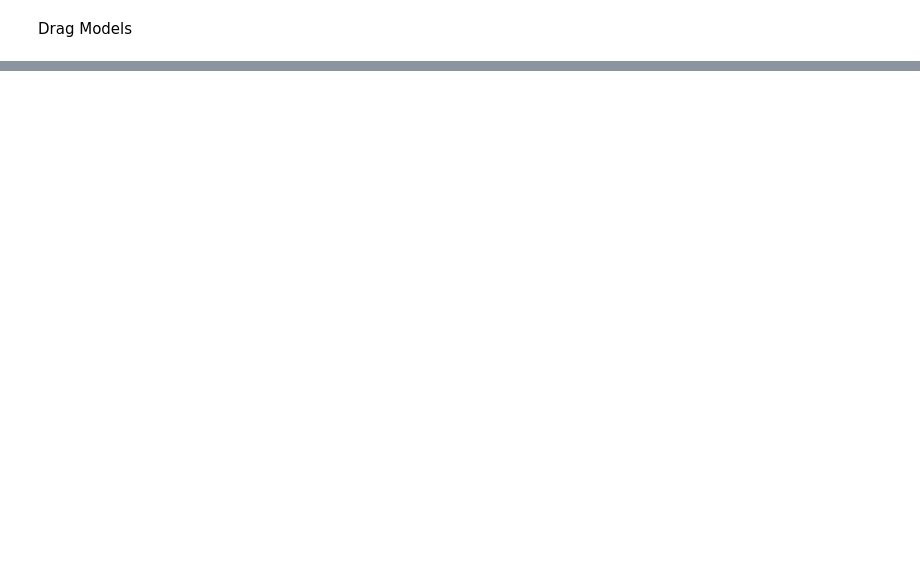
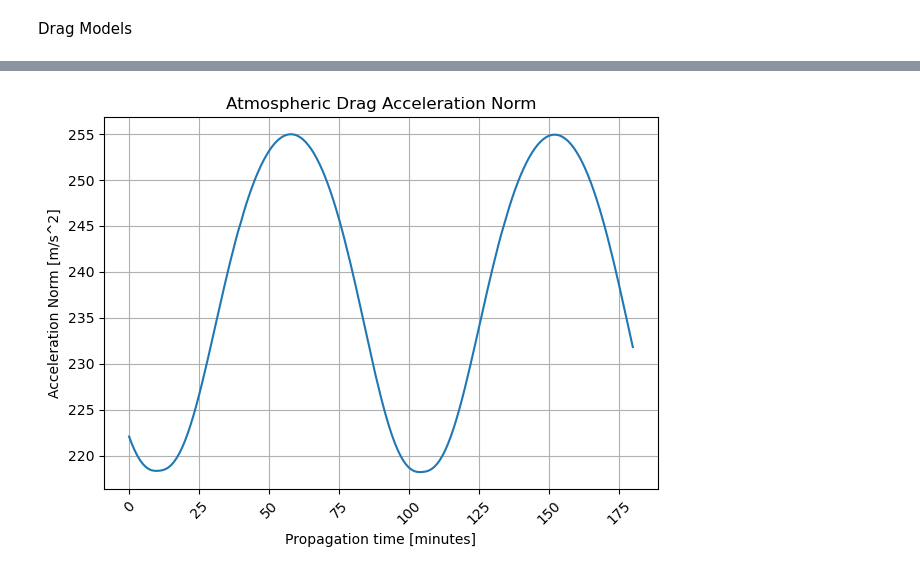
Before and after one commit to CharlesPlusC/OrekitTutorials, a Jupyter notebook: orekit_tutorials_3.ipynb, the cells around one changed output, grey strips where cells are left out. Saved outputs shown, nothing was run; the diff lists cells and outputs as text; code cells hidden in the pictures; blank space fills up the shorter version.

Commit message:
propagate with drag and get drag accelerations

```diff
--- a/orekit_tutorials_3.ipynb
+++ b/orekit_tutorials_3.ipynb
@@ -61,0 +241,34 @@ accelerations_dict['jb08drag'] = atmospheric_drag_eci_t0
+# %%
+#make a list called state vectors that contains the positions and velocities of the satellite at each time step
+state_vectors = []
+for i in range(len(df)):
+    state_vectors.append([df['x_drag'][i]*1000, df['y_drag'][i]*1000, df['z_drag'][i]*1000, df['vx_drag'][i]*1000, df['vy_drag'][i]*1000, df['vz_drag'][i]*1000])
+
+#make a list called epochs that is the UTC time stamps that we have converted to absolute dates using datetime_to_absolutedate
+epochs = []
+for i in range(len(df)):
+    #conver the UTC to datetime object first and then to absolute date
+    epochs.append(datetime_to_absolutedate(datetime.strptime(df['UTC'][i], '%Y-%m-%dT%H:%M:%S.%fZ')))
+
+
+#now extract the acceleration for each state vector at each time step
+atmospheric_drag_accs = []
+for state_vector in state_vectors:
+    epoch_date = epochs[state_vectors.index(state_vector)]
+    atmospheric_drag_acc = extract_acceleration(state_vector, epoch_date, mass, dragForce, rtn=False)
+    atmospheric_drag_acc = np.array([atmospheric_drag_acc[0].getX(), atmospheric_drag_acc[0].getY(), atmospheric_drag_acc[0].getZ()])
+    atmospheric_drag_accs.append(atmospheric_drag_acc)
+# %%
+#plot the norm of the acceleration over time
+acc_norms = np.linalg.norm(atmospheric_drag_accs, axis=1)
+plt.figure()
+plt.plot(df['minutes'], acc_norms)
+plt.xlabel('Propagation time [minutes]')
+plt.ylabel('Acceleration Norm [m/s^2]')
+plt.title('Atmospheric Drag Acceleration Norm')
+plt.xticks(rotation=45)
+plt.grid()
+plt.tight_layout()
+plt.show()
+# %% [output]
+[figure, added]
```
Also changed, not shown: parts of 9 cells of this notebook, 3 other files.
